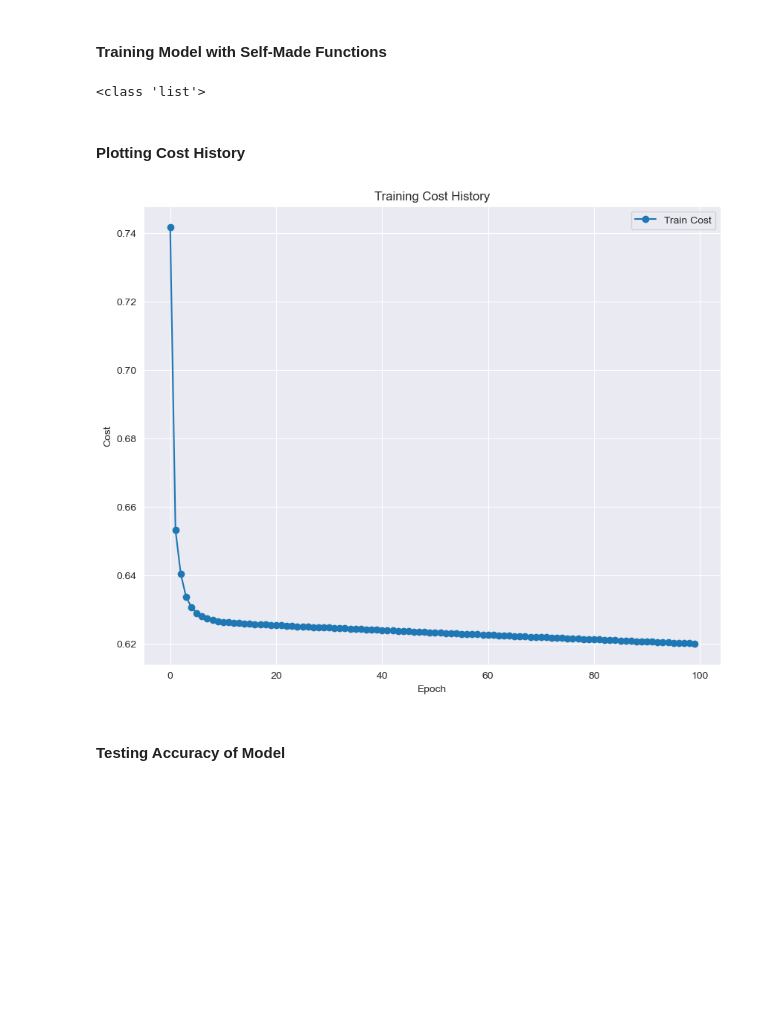
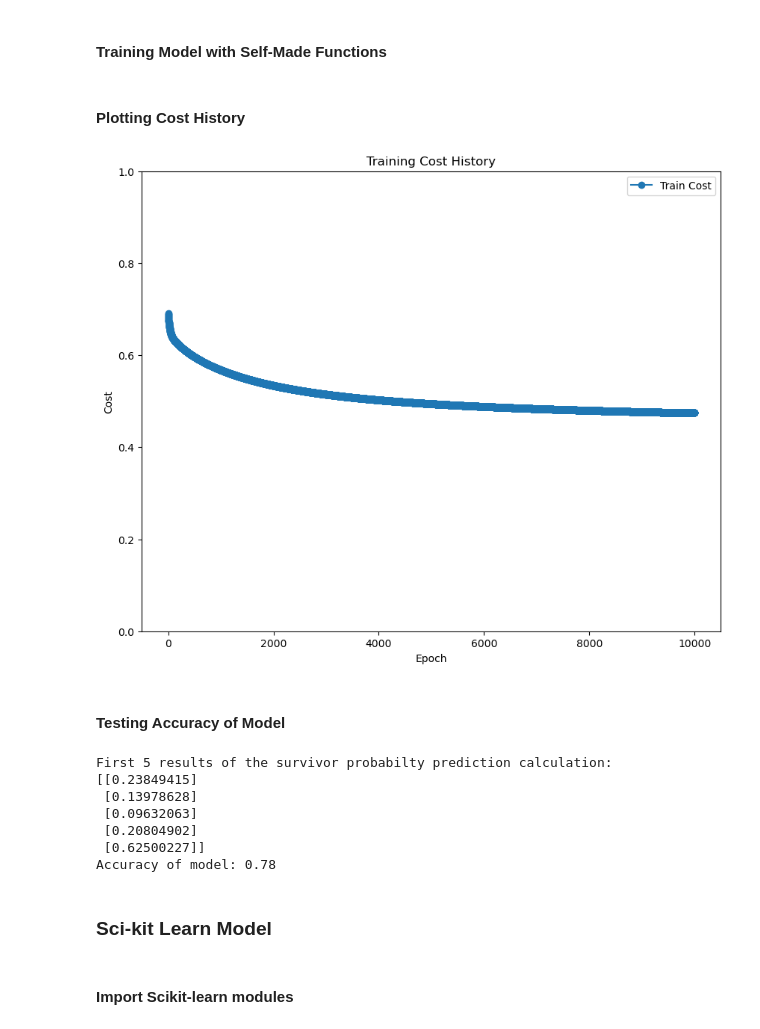
Before and after one commit to jaogle04/cs325, a Jupyter notebook: HW1/titanic_survivor_pred.ipynb, the cells around one changed output. Saved outputs shown, nothing was run; the diff lists cells and outputs as text; code cells hidden in the pictures; blank space fills up the shorter version.

Commit message:
implemented Logistic Regression Sklearn model while also splitting my data sets to prevent data leakage. Self-made model: 78% acc, sklearn: 83%

```diff
--- a/HW1/titanic_survivor_pred.ipynb
+++ b/HW1/titanic_survivor_pred.ipynb
@@ -11,11 +51,3 @@ import matplotlib.pyplot as plt
 # %%
-original_data = pd.read_csv("./titanic-data/train.csv")
-print(f"Training data original shape: {original_data.shape}")
-
-# Removing columns and rows will null data cells
-training_data = original_data.drop(columns = 'Cabin') # removed whole column since majority were NA
-training_data = training_data.dropna() # cleans out NA values spread out between columns by removing whole entire row
-
-# print(f"Cabin Column Dropped due to many null values:\n{training_data}")
-print(f"Training data shape after cleaning: {training_data.shape}")
-print(f"Samples Removed: {original_data.shape[0] - training_data.shape[0]}")
+training_data = pd.read_csv("./titanic-data/train.csv")
+training_data = clean_data(training_data)
@@ -28,14 +56,9 @@ Samples Removed: 179
 - go back and implement own one hot encoding function
 # %%
-X = training_data.drop('Survived', axis = 1)
-# removes columns that have no effect on an outcome and help reduce dimensionality before training
-X = X.drop(['PassengerId', 'Name', 'Ticket'], axis = 1)
-print(f"Training data before one-hot encoding:\n\n{X.head()}")
-y = training_data['Survived']
-
-X = pd.get_dummies(X, columns=['Sex', 'Embarked'], dtype=int, drop_first = True)
+X_sample = X_data(training_data)
+y_sample = y_data(training_data)
+X_train, y_train, X_val, y_val = split_data(X_sample, y_sample, 0.2)
 
 # Sex_female and Embarked_C not included due to drop_first being set to True
-print("\n\n")
-print(f"Training data after one-hot encoding:\n\n{X.head()}")
+print(f"Training data after one-hot encoding and min-max normalizing Age and Fare column:\n\n{X_train.head()}")
 # %% [output]
@@ -68,7 +89,7 @@ def sigmoid(z):
   return sigmoid
 
 
-def initialize_params(m_features, seed=None):
+def initialize_params(m_features, seed=42):
   #   returns vector (w) of size (m x 1) features with small random numbers, and the scalar b initialized to 0
   #   -> b = 0
   #   call this from one-hot encoding or create another section after one-hot encoding to do this
@@ -95,7 +116,7 @@ def compute_cost(y, y_hat, eps=1e-12):
   #   - check with notes:
   #     -> cost = -1/n * sum(y_i * log(y_hat_i) + (1 - y_i) * log(1 - y_hat_i))
   #     -> cost += reg_lambda / 2 * sum(w^2)
-  n = X.shape[0]
+  n = y.shape[0]
   y = y.to_numpy()
   y = y.reshape(n, 1)
   y_hat = np.clip(y_hat, eps, 1 - eps)
@@ -132,7 +153,7 @@ def train(X, y, lr, n_epochs, reg_lambda=0.0, X_val=None, y_val=None):
   #       4.) update parameters
   #            -> track expected loss for each iteration. if X_val and y_val are provided, it will also track validation loss
   features = X.shape[1]
-  w, b = initialize_params(features, seed=None)
+  w, b = initialize_params(features, seed=42)
   cost_history = []
 
   for epoch in range(n_epochs):
@@ -148,28 +169,59 @@ def train(X, y, lr, n_epochs, reg_lambda=0.0, X_val=None, y_val=None):
 
 def predict_proba(X, w, b):
   X = X.to_numpy()
-  y_hat = np.dot(X.T, w) + b
+  z = np.dot(X, w) + b
+  y_hat = sigmoid(z)
   return y_hat
 # %% [markdown]
 #### Training Model with Self-Made Functions
 # %%
-learning_rate = 0.002
-n_epochs = 100
-valid_params, bias, cost_history = train(X, y, learning_rate, n_epochs, reg_lambda=0.0, X_val=None, y_val=None)
-print(type(cost_history))
+learning_rate = 0.01
+n_epochs = 10000
+valid_params, bias, cost_history = train(X_train, y_train, learning_rate, n_epochs, reg_lambda=0.0, X_val=None, y_val=None)
+# print(type(cost_history))
-# %% [output]
-<class 'list'>
 # %% [markdown]
 #### Plotting Cost History
 # %%
 plt.figure(figsize=(10, 8))
 plt.plot(range(n_epochs), cost_history, marker='o', linewidth=1.5, label='Train Cost')
 plt.xlabel('Epoch')
 plt.ylabel('Cost')
+plt.ylim(0, 1)
 plt.title('Training Cost History')
 plt.legend()
 plt.show()
 # %% [output]
-[figure, old version]
+[figure, new version]
 # %% [markdown]
 #### Testing Accuracy of Model
+# %%
+##########################################################################################
+y_hat = predict_proba(X_val, valid_params, bias)
+test_data = pd.read_csv("./titanic-data/test.csv")
+# X_test, y_test = clean_data(test_data)
+np.set_printoptions(suppress=True, precision=8)
+print(f"First 5 results of the survivor probabilty prediction calculation:\n{y_hat[:5]}")
+y_true = np.asarray(y_val).astype(int)
+y_hat = y_hat.reshape(-1)
+
+# Changes the y_hat to binary format
+for i, y in enumerate(y_hat):
+  if y >= 0.5: y_hat[i] = 1 # did survive
+  elif y < 0.5: y_hat[i] = 0 # did not survive
+
+accuracy = (y_hat == y_val).mean()
+############################################################################################
+# Design a confusion matrix to evaluate the accuracy of the model
+print(f"Accuracy of model: {accuracy:.2f}")
+# %% [output]
+First 5 results of the survivor probabilty prediction calculation:
+[[0.23849415]
+ [0.13978628]
+ [0.09632063]
+ [0.20804902]
+ [0.62500227]]
+Accuracy of model: 0.78
+# %% [markdown]
+### Sci-kit Learn Model
+# %% [markdown]
+#### Import Scikit-learn modules
```
Also changed, not shown: parts of 12 cells of this notebook.
